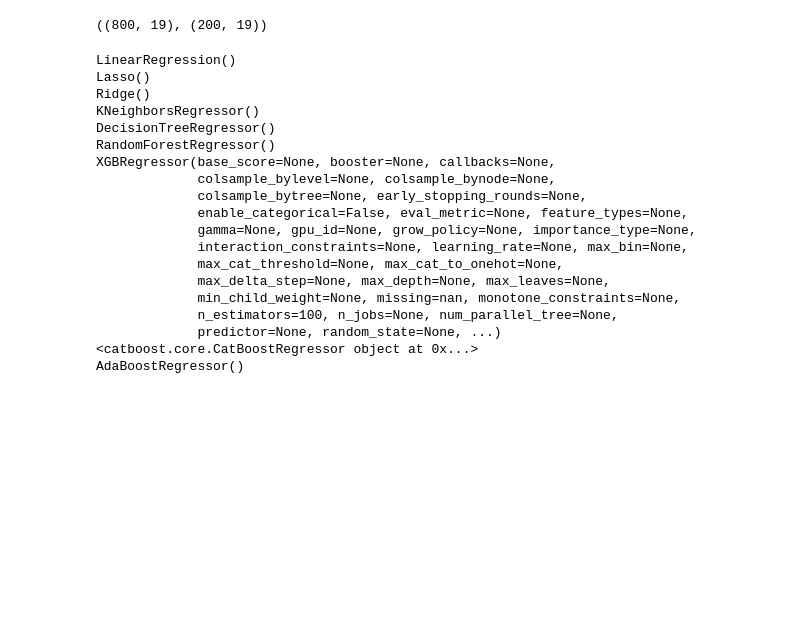
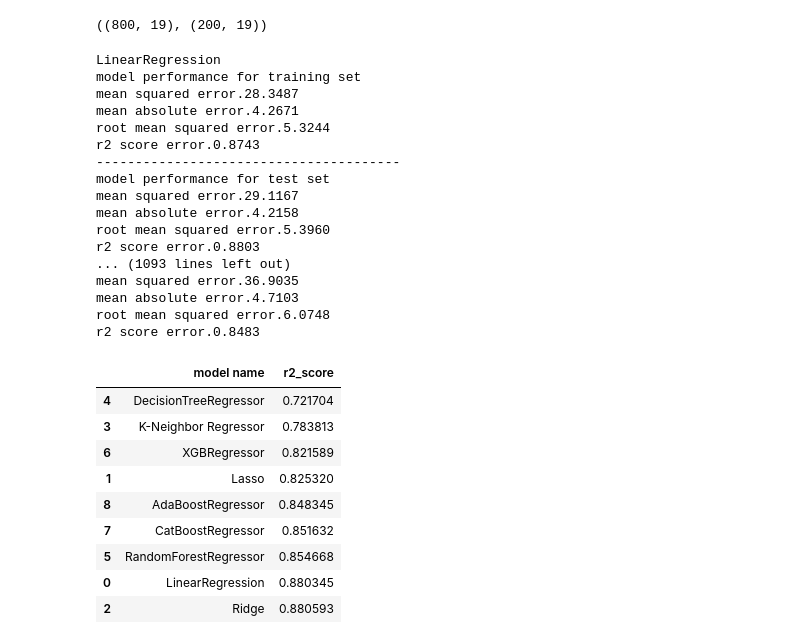
Before and after one commit to 1990zabedini/mlgenericproject, a Jupyter notebook: notebook/data/MODLE TRAINING.ipynb, the cells around one changed output. Cells and saved outputs as stored; diff of their text form; code cells hidden in the pictures; blank space fills up the shorter version.

Commit message:
Data Ingestion

```diff
--- a/notebook/data/MODLE TRAINING.ipynb
+++ b/notebook/data/MODLE TRAINING.ipynb
@@ -125,7 +154,7 @@ r2_list=[]
 
 for i in range(len(list((models)))):
     # print(list(models.values())[i])
-    model=list(models.values()[i])
+    model=list(models.values())[i]
     model.fit(x_train,y_train)
     # model traning
 
@@ -138,25 +167,57 @@ for i in range(len(list((models)))):
     model_train_mae, model_train_mse,model_train_rmse,model_train_r2=evaluate_model(y_train,y_train_predict)
     model_test_mae, model_test_mse,model_test_rmse,model_test_r2=evaluate_model(y_test,y_test_predict)
 
-    print(list(models.keys()[i]))
-    model_list.append(list(models.keys()[i]))
+    print(list(models.keys())[i])
+    model_list.append(list(models.keys())[i])
+
+    print("model performance for training set")
+    print("mean squared error.{:.4f}".format(model_train_mse))
+    print("mean absolute error.{:.4f}".format(model_train_mae))
+    print("root mean squared error.{:.4f}".format(model_train_rmse))
+    print("r2 score error.{:.4f}".format(model_train_r2))
+
+    print("---------------------------------------")
+
+    print("model performance for test set")
+    print("mean squared error.{:.4f}".format(model_test_mse))
+    print("mean absolute error.{:.4f}".format(model_test_mae))
+    print("root mean squared error.{:.4f}".format(model_test_rmse))
+    print("r2 score error.{:.4f}".format(model_test_r2))
+    r2_list.append(model_test_r2)
 # %% [output]
-LinearRegression()
-Lasso()
-Ridge()
-KNeighborsRegressor()
-DecisionTreeRegressor()
-RandomForestRegressor()
-XGBRegressor(base_score=None, booster=None, callbacks=None,
-             colsample_bylevel=None, colsample_bynode=None,
-             colsample_bytree=None, early_stopping_rounds=None,
-             enable_categorical=False, eval_metric=None, feature_types=None,
-             gamma=None, gpu_id=None, grow_policy=None, importance_type=None,
-             interaction_constraints=None, learning_rate=None, max_bin=None,
-             max_cat_threshold=None, max_cat_to_onehot=None,
-             max_delta_step=None, max_depth=None, max_leaves=None,
-             min_child_weight=None, missing=nan, monotone_constraints=None,
-             n_estimators=100, n_jobs=None, num_parallel_tree=None,
-             predictor=None, random_state=None, ...)
-<catboost.core.CatBoostRegressor object at 0x...>
-AdaBoostRegressor()
+LinearRegression
+model performance for training set
+mean squared error.28.3487
+mean absolute error.4.2671
+root mean squared error.5.3244
+r2 score error.0.8743
+---------------------------------------
+model performance for test set
+mean squared error.29.1167
+mean absolute error.4.2158
+root mean squared error.5.3960
+r2 score error.0.8803
+... (1093 lines left out)
+mean squared error.36.9035
+mean absolute error.4.7103
+root mean squared error.6.0748
+r2 score error.0.8483
+# %%
+pd.DataFrame(list(zip(model_list,r2_list)),columns=["model name","r2_score"]).sort_values(by=["r2_score"])
+
+# The zip() function creates an iterator that aggregates elements from each of the iterables (in this case, model_list and r2_list) into tuples.
+# Each tuple in the resulting iterator contains the corresponding elements from the input iterables.
+
+# The list() function is used to convert the iterator to a list so that it can be passed as an argument to the pd.DataFrame() function.
+# The pd.DataFrame() function then converts the list of tuples to a DataFrame with two columns: "model name" and "r2_score".
+# %% [output]
+|  | model name | r2_score |
+| 4 | DecisionTreeRegressor | 0.721704 |
+| 3 | K-Neighbor Regressor | 0.783813 |
+| 6 | XGBRegressor | 0.821589 |
+| 1 | Lasso | 0.825320 |
+| 8 | AdaBoostRegressor | 0.848345 |
+| 7 | CatBoostRegressor | 0.851632 |
+| 5 | RandomForestRegressor | 0.854668 |
+| 0 | LinearRegression | 0.880345 |
+| 2 | Ridge | 0.880593 |
```
Also changed, not shown: parts of 4 cells of this notebook, 15 other files.
